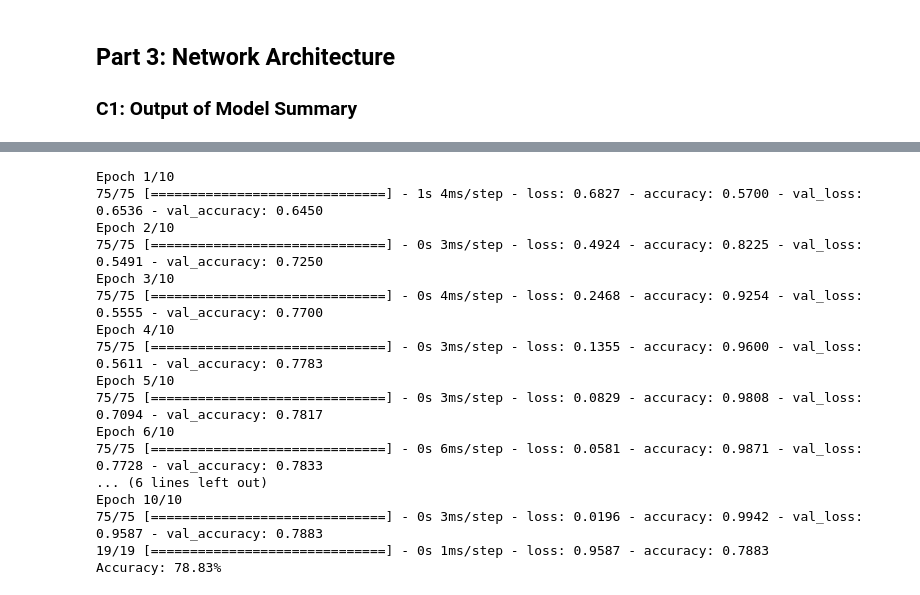
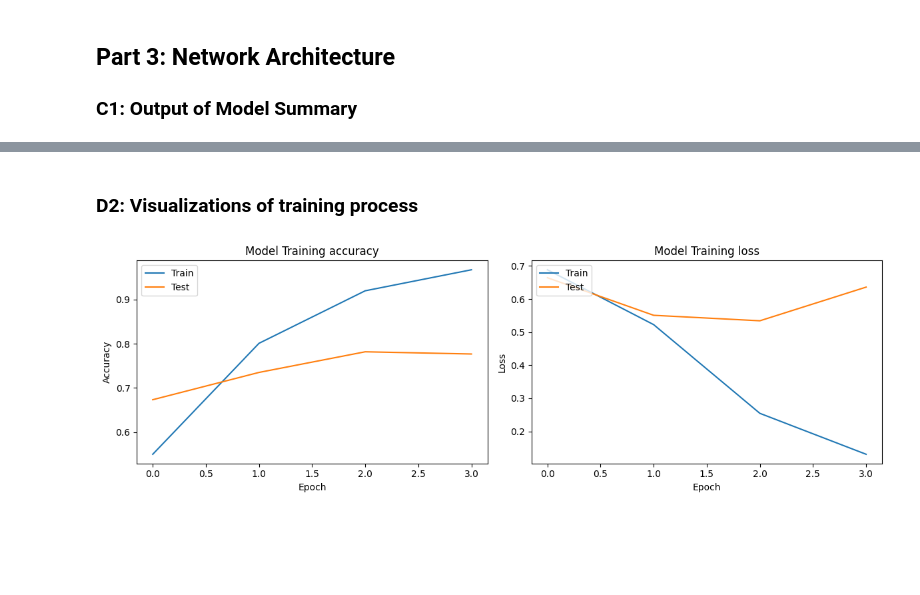
Before and after one commit to colemalphrus/D213, a Jupyter notebook: task 2/d213_2.ipynb, the cells around one changed output, grey strips where cells are left out. Saved outputs shown, nothing was run; the diff lists cells and outputs as text; code cells hidden in the pictures; blank space fills up the shorter version.

```diff
--- a/task 2/d213_2.ipynb
+++ b/task 2/d213_2.ipynb
@@ -319,5 +334,2 @@ This model contains three layers an embedding layer, a simple RNN layer and a De
 # %%
-X_train = np.array([x.flatten() for x in train_df['padded_tokens'].tolist()])
-y_train = train_df['score'].values
-X_test = np.array([x.flatten() for x in test_df['padded_tokens'].tolist()])
-y_test = test_df['score'].values
+training_history = model.fit(X_train, y_train, epochs=10, validation_data=(X_test, y_test), callbacks = EarlyStopping())
@@ -335,22 +345,27 @@ print(X_train )
-# %%
-model.fit(X_train, y_train, epochs=10, validation_data=(X_test, y_test))
-loss, accuracy = model.evaluate(X_test, y_test)
-print(f"Accuracy: {accuracy * 100:.2f}%")
-# %% [output]
-Epoch 1/10
-75/75 [==============================] - 1s 4ms/step - loss: 0.6827 - accuracy: 0.5700 - val_loss: 0.6536 - val_accuracy: 0.6450
-Epoch 2/10
-75/75 [==============================] - 0s 3ms/step - loss: 0.4924 - accuracy: 0.8225 - val_loss: 0.5491 - val_accuracy: 0.7250
-Epoch 3/10
-75/75 [==============================] - 0s 4ms/step - loss: 0.2468 - accuracy: 0.9254 - val_loss: 0.5555 - val_accuracy: 0.7700
-Epoch 4/10
-75/75 [==============================] - 0s 3ms/step - loss: 0.1355 - accuracy: 0.9600 - val_loss: 0.5611 - val_accuracy: 0.7783
-Epoch 5/10
-75/75 [==============================] - 0s 3ms/step - loss: 0.0829 - accuracy: 0.9808 - val_loss: 0.7094 - val_accuracy: 0.7817
-Epoch 6/10
-75/75 [==============================] - 0s 6ms/step - loss: 0.0581 - accuracy: 0.9871 - val_loss: 0.7728 - val_accuracy: 0.7833
-... (6 lines left out)
-Epoch 10/10
-75/75 [==============================] - 0s 3ms/step - loss: 0.0196 - accuracy: 0.9942 - val_loss: 0.9587 - val_accuracy: 0.7883
-19/19 [==============================] - 0s 1ms/step - loss: 0.9587 - accuracy: 0.7883
-Accuracy: 78.83%
+# %% [markdown]
+### D2: Visualizations of training process
+# %%
+plt.figure(figsize=(12, 4))
+
+# accuracy
+plt.subplot(1, 2, 1)
+plt.plot(training_history.history['accuracy'])
+plt.plot(training_history.history['val_accuracy'])
+plt.title('Model Training accuracy')
+plt.ylabel('Accuracy')
+plt.xlabel('Epoch')
+plt.legend(['Train', 'Test'], loc='upper left')
+
+# Loss
+plt.subplot(1, 2, 2)
+plt.plot(training_history.history['loss'])
+plt.plot(training_history.history['val_loss'])
+plt.title('Model Training loss')
+plt.ylabel('Loss')
+plt.xlabel('Epoch')
+plt.legend(['Train', 'Test'], loc='upper left')
+
+plt.tight_layout()
+plt.show()
+# %% [output]
+[figure, added]
```
Also changed, not shown: parts of 11 cells of this notebook.
